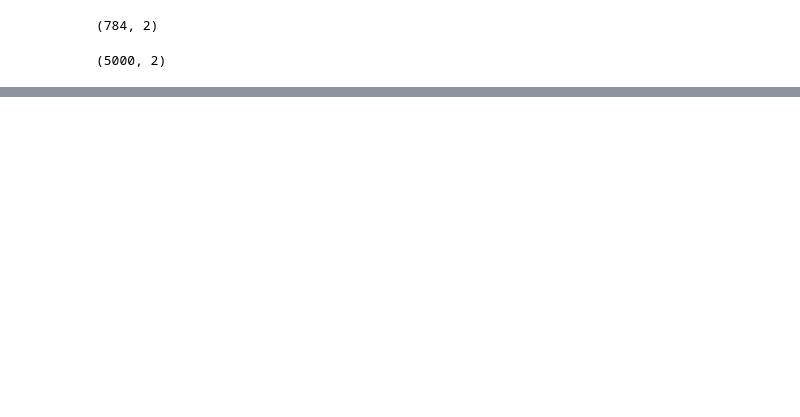
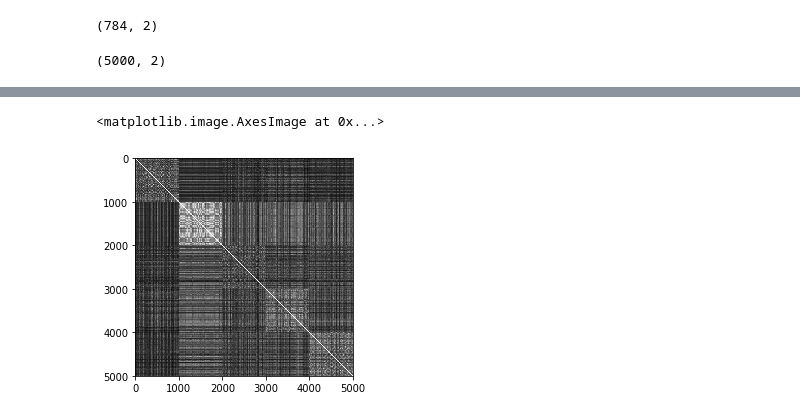
Before and after one commit to csielee/2018ML, a Jupyter notebook: HW7/HW7.ipynb, the cells around one changed output, grey strips where cells are left out. Drawn from its saved outputs; the diff is of its cells as text; code cells hidden in the pictures; blank space fills up the shorter version.

```diff
--- a/HW7/HW7.ipynb
+++ b/HW7/HW7.ipynb
@@ -181,0 +176,42 @@ plt.legend()
+# %%
+def Linear(u,v):
+    return np.matmul(u, v.T);
+
+def Euclidean(x,y):
+    """
+    calculate Euclidean distance
+    parameters:
+        x: n1 * d, y: n2 x d
+    return:
+        d: n1 * n2
+
+    d(i, j) = |x(i) - y(j)|^2
+    """
+    if len(x.shape)==1:
+        x = x[None,:]
+    if len(y.shape)==1:
+        y = y[None,:]
+    return np.matmul(x**2, np.ones((x.shape[1],y.shape[0]))) \
+    + np.matmul(np.ones((x.shape[0],x.shape[1])), (y**2).T) \
+    - 2*np.dot(x,y.T)
+
+def RBF(u,v,gamma=1):
+    return np.exp(-1*gamma*Euclidean(u,v));
+
+def LinearKernel():
+    return lambda u,v:Linear(u,v)
+
+def RBFKernel(gamma=1):
+    """
+    generate callable function for RBF kernel
+    parameters:
+        gamma : default is 1
+    return:
+        lambda(u, v)
+
+    rbf(u, v) = exp(-gamma|u-v|^2)
+    """
+    return lambda u,v:RBF(u,v,gamma)
+
+def LinearRBFKernel(gamma=1):
+    return lambda u,v:Linear(u,v) + RBF(u,v,gamma)
@@ -181,0 +381,5 @@ plt.legend()
+# %%
+plt.imshow(RBFKernel(1/100)(train_data, train_data), cmap='gray')
+# %% [output]
+<matplotlib.image.AxesImage at 0x...>
+[figure, added]
```
Also changed, not shown: parts of 23 cells of this notebook.
